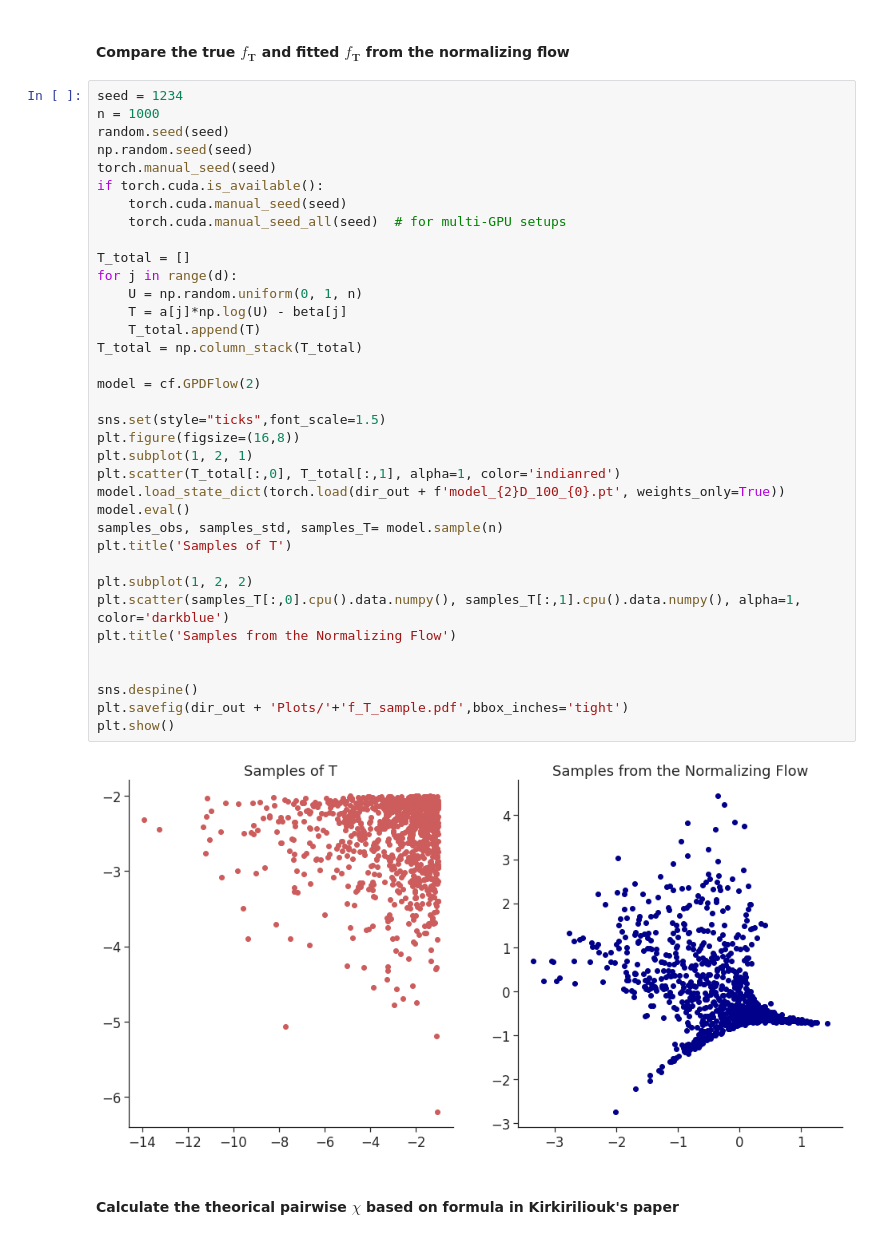
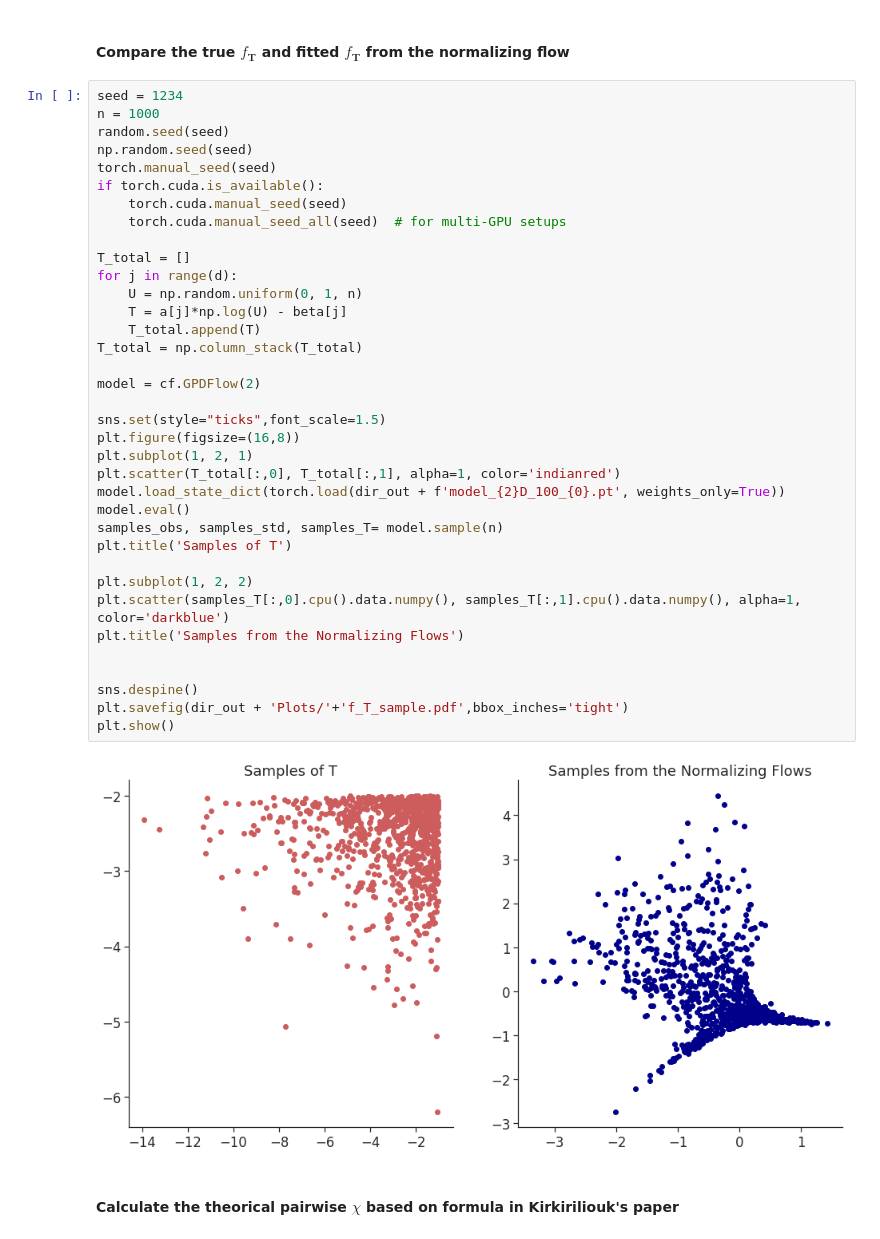
Before and after one commit to hcl516926907/GPDFlow, a Jupyter notebook: GPDFlow_Simulation_Scenario_1.ipynb, the cells around one changed output. Saved outputs shown, nothing was run; the diff lists cells and outputs as text.

```diff
--- a/GPDFlow_Simulation_Scenario_1.ipynb
+++ b/GPDFlow_Simulation_Scenario_1.ipynb
@@ -151,35 +151,35 @@ torch.manual_seed(seed)
 if torch.cuda.is_available():
     torch.cuda.manual_seed(seed)
     torch.cuda.manual_seed_all(seed)  # for multi-GPU setups
 
 T_total = []
 for j in range(d):
     U = np.random.uniform(0, 1, n)
     T = a[j]*np.log(U) - beta[j]
     T_total.append(T)
 T_total = np.column_stack(T_total)
 
 model = cf.GPDFlow(2)
 
 sns.set(style="ticks",font_scale=1.5)
 plt.figure(figsize=(16,8))
 plt.subplot(1, 2, 1)
 plt.scatter(T_total[:,0], T_total[:,1], alpha=1, color='indianred')
 model.load_state_dict(torch.load(dir_out + f'model_{2}D_100_{0}.pt', weights_only=True))
 model.eval()
 samples_obs, samples_std, samples_T= model.sample(n)
 plt.title('Samples of T')
 
 plt.subplot(1, 2, 2)
 plt.scatter(samples_T[:,0].cpu().data.numpy(), samples_T[:,1].cpu().data.numpy(), alpha=1, color='darkblue')
-plt.title('Samples from the Normalizing Flow')
+plt.title('Samples from the Normalizing Flows')
 
 
 sns.despine()
 plt.savefig(dir_out + 'Plots/'+'f_T_sample.pdf',bbox_inches='tight')
 plt.show()
 # %% [output]
-[figure, old version]
+[figure, new version]
 # %% [markdown]
 #### Calculate the theorical pairwise $\chi$ based on formula in Kirkiriliouk's paper
 # %%
```
Also changed, not shown: 3 other files.
